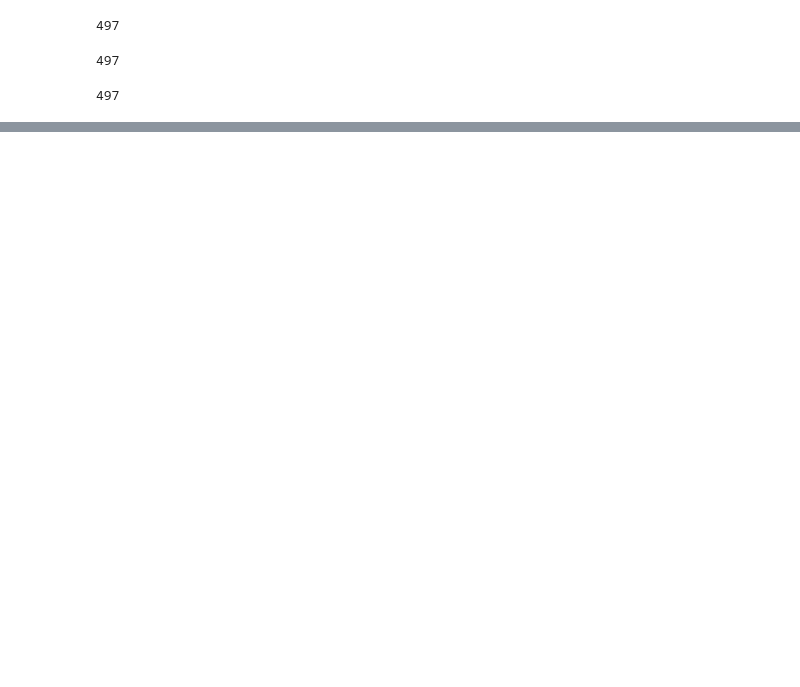
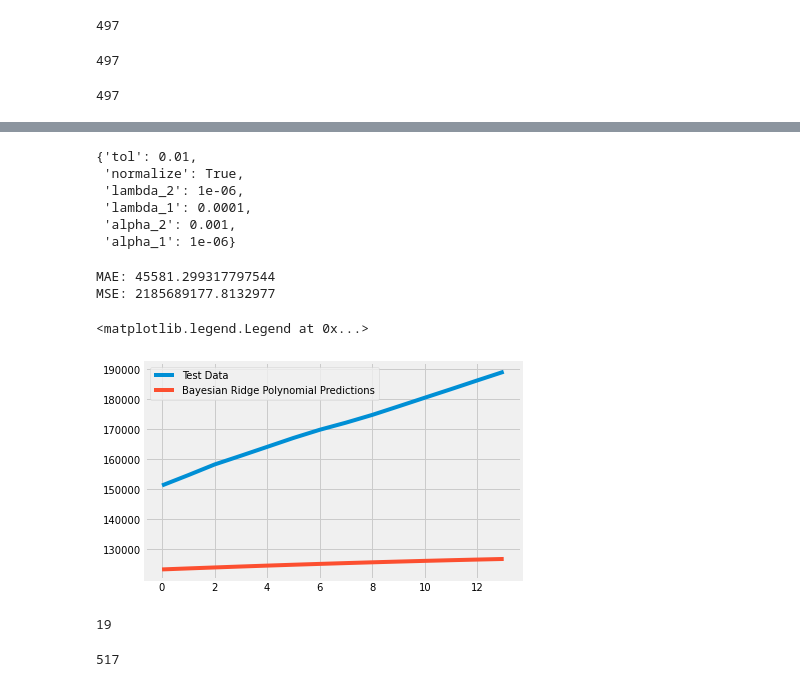
Before and after one commit to nilupulmanodya/covid-19-dashboard-for-SL, a Jupyter notebook: notebooks/Pipeline for Time Series anlysis.ipynb, the cells around one changed output, grey strips where cells are left out. Saved outputs shown, nothing was run; the diff lists cells and outputs as text; code cells hidden in the pictures; blank space fills up the shorter version.

```diff
--- a/notebooks/Pipeline for Time Series anlysis.ipynb
+++ b/notebooks/Pipeline for Time Series anlysis.ipynb
@@ -273,0 +327,15 @@ future_forcast_dates
+# %%
+# bayesian ridge polynomial regression
+tol = [1e-6, 1e-5, 1e-4, 1e-3, 1e-2]
+alpha_1 = [1e-7, 1e-6, 1e-5, 1e-4, 1e-3]
+alpha_2 = [1e-7, 1e-6, 1e-5, 1e-4, 1e-3]
+lambda_1 = [1e-7, 1e-6, 1e-5, 1e-4, 1e-3]
+lambda_2 = [1e-7, 1e-6, 1e-5, 1e-4, 1e-3]
+normalize = [True, False]
+
+bayesian_grid = {'tol': tol, 'alpha_1': alpha_1, 'alpha_2' : alpha_2, 'lambda_1': lambda_1, 'lambda_2' : lambda_2,
+                 'normalize' : normalize}
+
+bayesian = BayesianRidge(fit_intercept=False)
+bayesian_search = RandomizedSearchCV(bayesian, bayesian_grid, scoring='neg_mean_squared_error', cv=3, return_train_score=True, n_jobs=-1, n_iter=40, verbose=1)
+bayesian_search.fit(bayesian_poly_X_train_confirmed, y_train_confirmed)
@@ -273,0 +362,25 @@ future_forcast_dates
+# %%
+bayesian_search.best_params_
+# %% [output]
+{'tol': 0.01,
+ 'normalize': True,
+ 'lambda_2': 1e-06,
+ 'lambda_1': 0.0001,
+ 'alpha_2': 0.001,
+ 'alpha_1': 1e-06}
+# %%
+bayesian_confirmed = bayesian_search.best_estimator_
+test_bayesian_pred = bayesian_confirmed.predict(bayesian_poly_X_test_confirmed)
+bayesian_pred = bayesian_confirmed.predict(bayesian_poly_future_forcast)
+print('MAE:', mean_absolute_error(test_bayesian_pred, y_test_confirmed))
+print('MSE:',mean_squared_error(test_bayesian_pred, y_test_confirmed))
+# %% [output]
+MAE: 45581.299317797544
+MSE: 2185689177.8132977
+# %%
+plt.plot(y_test_confirmed)
+plt.plot(test_bayesian_pred)
+plt.legend(['Test Data', 'Bayesian Ridge Polynomial Predictions'])
+# %% [output]
+<matplotlib.legend.Legend at 0x...>
+[figure, added]
@@ -273,0 +398,8 @@ future_forcast_dates
+# %%
+len(bayesian_pred[-20:-1])
+# %% [output]
+19
+# %%
+len(svm_pred)
+# %% [output]
+517
```
Also changed, not shown: parts of 24 cells of this notebook, 1 other file.
